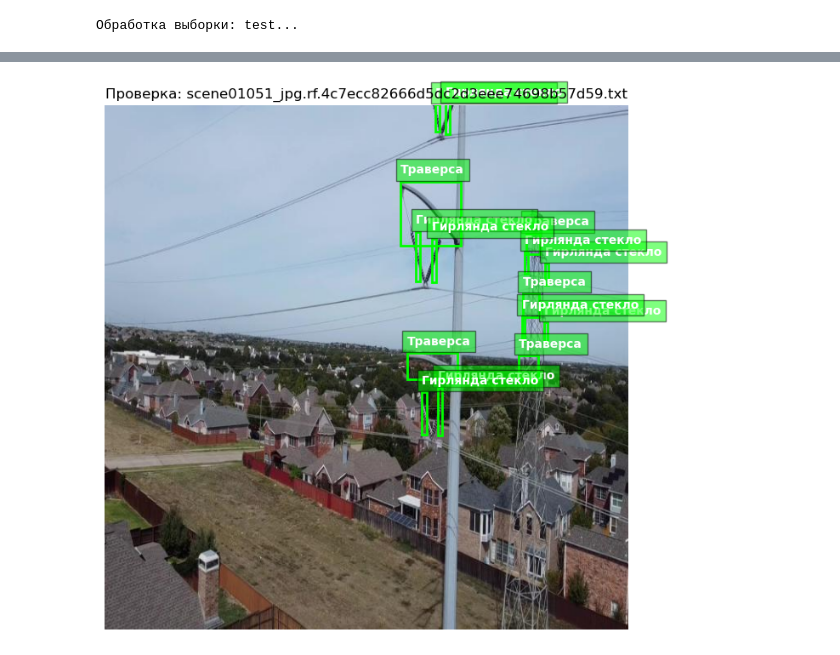
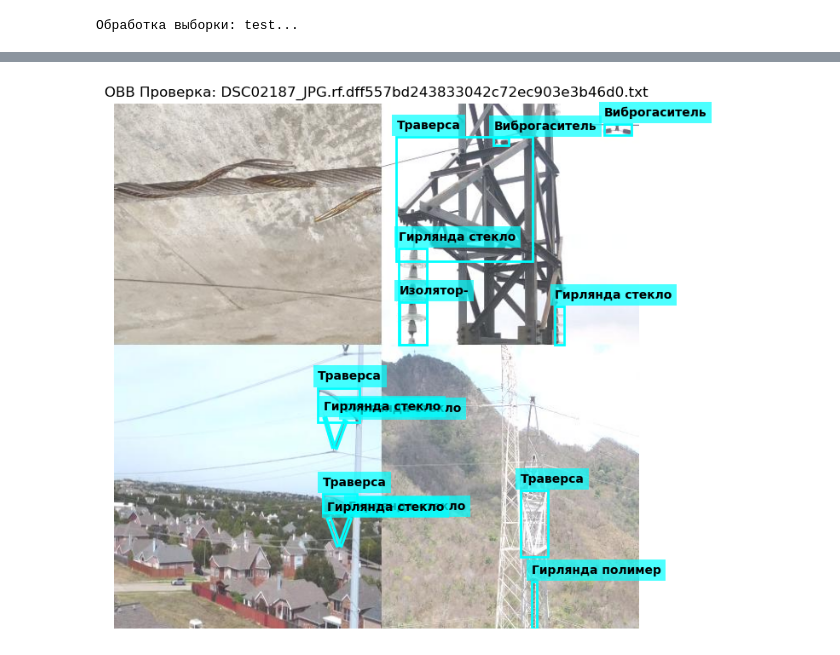
Before and after one commit to StasevichStas/LEP_detector_backend, a Jupyter notebook: lep_project/notebooks/working_with_data.ipynb, the cells around one changed output, grey strips where cells are left out. Drawn from its saved outputs; the diff is of its cells as text; code cells hidden in the pictures.

Commit message:
new version with yolo11m

```diff
--- a/lep_project/notebooks/working_with_data.ipynb
+++ b/lep_project/notebooks/working_with_data.ipynb
@@ -89,25 +162,22 @@ import pandas as pd
 from sklearn.model_selection import train_test_split
 
 image_data = []
-for img in data['images']:
-    anns = [a for a in data['annotations'] if a['image_id'] == img['id']]
-    main_cat = anns[0]['category_id'] if anns else -1
-    image_data.append({'img_id': img['id'], 'category': main_cat})
+for img in data["images"]:
+    anns = [a for a in data["annotations"] if a["image_id"] == img["id"]]
+    main_cat = anns[0]["category_id"] if anns else -1
+    cat = cat_map[main_cat] if main_cat!=-1 else -1
+    image_data.append({"img_id": img["id"], "category": cat})
 
 df = pd.DataFrame(image_data)
 
 train_df, temp_df = train_test_split(
-    df,
-    test_size=0.3,
-    random_state=42,
-    stratify=df['category']
+    df, test_size=0.3, random_state=42, stratify=df["category"]
 )
 
 val_df, test_df = train_test_split(
     temp_df,
     test_size=0.5,
     random_state=42,
-
 )
 
 print(f"Train: {len(train_df)} | Val: {len(val_df)} | Test: {len(test_df)}")
@@ -176,24 +284,22 @@ move_files(test_list, 'test')
 Обработка выборки: val...
 Обработка выборки: test...
 # %%
-import matplotlib.pyplot as plt
-import matplotlib.patches as patches
-import random
-from PIL import Image
-import numpy as np
-
-def check_random_yolo_sample(subset='train'):
+def check_random_yolo_obb_sample(subset="train"):
     label_dir = f"{DATASET_ROOT}/{subset}/labels"
     img_dir = f"{DATASET_ROOT}/{subset}/images"
 
-    all_labels = [f for f in os.listdir(label_dir) if f.endswith('.txt')]
-    random_label = "scene01051_jpg.rf.4c7ecc82666d5dc2d3eee74698b57d59.txt"
+    all_labels = [f for f in os.listdir(label_dir) if f.endswith(".txt")]
+    if not all_labels:
+        print("Лейблы не найдены!")
+        return
+
+    # Можешь оставить фиксированный файл или брать случайный:
+    random_label = random.choice(all_labels)
     base_name = os.path.splitext(random_label)[0]
 
-    all_images_in_folder = os.listdir(img_dir)
+    # Поиск картинки (поддерживаем разные расширения)
     img_path = None
-
-    for f in all_images_in_folder:
+    for f in os.listdir(img_dir):
         if os.path.splitext(f)[0] == base_name:
             img_path = os.path.join(img_dir, f)
             break
@@ -201,7 +307,6 @@ def check_random_yolo_sample(subset='train'):
     if not img_path:
         print(f"Картинка для {random_label} не найдена!")
         return
-    print(f"Картинка для {random_label} найдена {img_path}!")
 
     img = Image.open(img_path)
     img_w, img_h = img.size
@@ -210,27 +315,51 @@ def check_random_yolo_sample(subset='train'):
     ax.imshow(img)
 
     rev_cat_map = {v: k for k, v in cat_map.items()}
-    id_to_name = {cat['id']: cat['ru_name'] for cat in data['categories']}
+    id_to_name = {cat["id"]: cat["ru_name"] for cat in data["categories"]}
 
-    with open(os.path.join(label_dir, random_label), 'r') as f:
+    with open(os.path.join(label_dir, random_label), "r") as f:
         for line in f:
-            cls_id, x_c, y_c, w, h = map(float, line.split())
+            parts = list(map(float, line.split()))
+            if len(parts) < 9:
+                print(f"Предупреждение: строка в {random_label} не в формате OBB (8 точек)!")
+                continue
 
-            w_px = w * img_w
-            h_px = h * img_h
-            x_min = (x_c * img_w) - (w_px / 2)
-            y_min = (y_c * img_h) - (h_px / 2)
+            cls_id = int(parts[0])
+            # Остальные 8 чисел — это x1, y1, x2, y2, x3, y3, x4, y4
+            coords = parts[1:]
 
-            rect = patches.Rectangle((x_min, y_min), w_px, h_px, linewidth=2, edgecolor='lime', facecolor='none')
-            ax.add_patch(rect)
+            # Превращаем нормализованные координаты обратно в пиксели
+            # Берем попарно (x, y) и умножаем на (W, H)
+            px_coords = []
+            for i in range(0, 8, 2):
+                px_coords.append([coords[i] * img_w, coords[i+1] * img_h])
 
-            orig_id = rev_cat_map[int(cls_id)]
+            # Создаем многоугольник
+            polygon = patches.Polygon(
+                px_coords,
+                linewidth=2,
+                edgecolor="cyan", # OBB обычно выделяют другим цветом для наглядности
+                facecolor="none",
+            )
+            ax.add_patch(polygon)
+
+            # Подпись класса (ставим у первой точки)
+            orig_id = rev_cat_map[cls_id]
             class_name = id_to_name[orig_id]
-            plt.text(x_min, y_min-10, class_name, color='white', weight='bold', bbox=dict(facecolor='lime', alpha=0.5))
+            plt.text(
+                px_coords[0][0],
+                px_coords[0][1] - 10,
+                class_name,
+                color="black",
+                weight="bold",
+                fontsize=10,
+                bbox=dict(facecolor="cyan", alpha=0.7, edgecolor='none')
+            )
 
-    plt.title(f"Проверка: {random_label}")
-    plt.axis('off')
+    plt.title(f"OBB Проверка: {random_label}")
+    plt.axis("off")
     plt.show()
 
-check_random_yolo_sample('train')
+# Запускаем проверку
+check_random_yolo_obb_sample("train")
 # %% [output]
@@ -238 +366 @@ check_random_yolo_sample('train')
-[figure, old version]
+[figure, new version]
```
Also changed, not shown: parts of 24 cells of this notebook, 11 other files.
